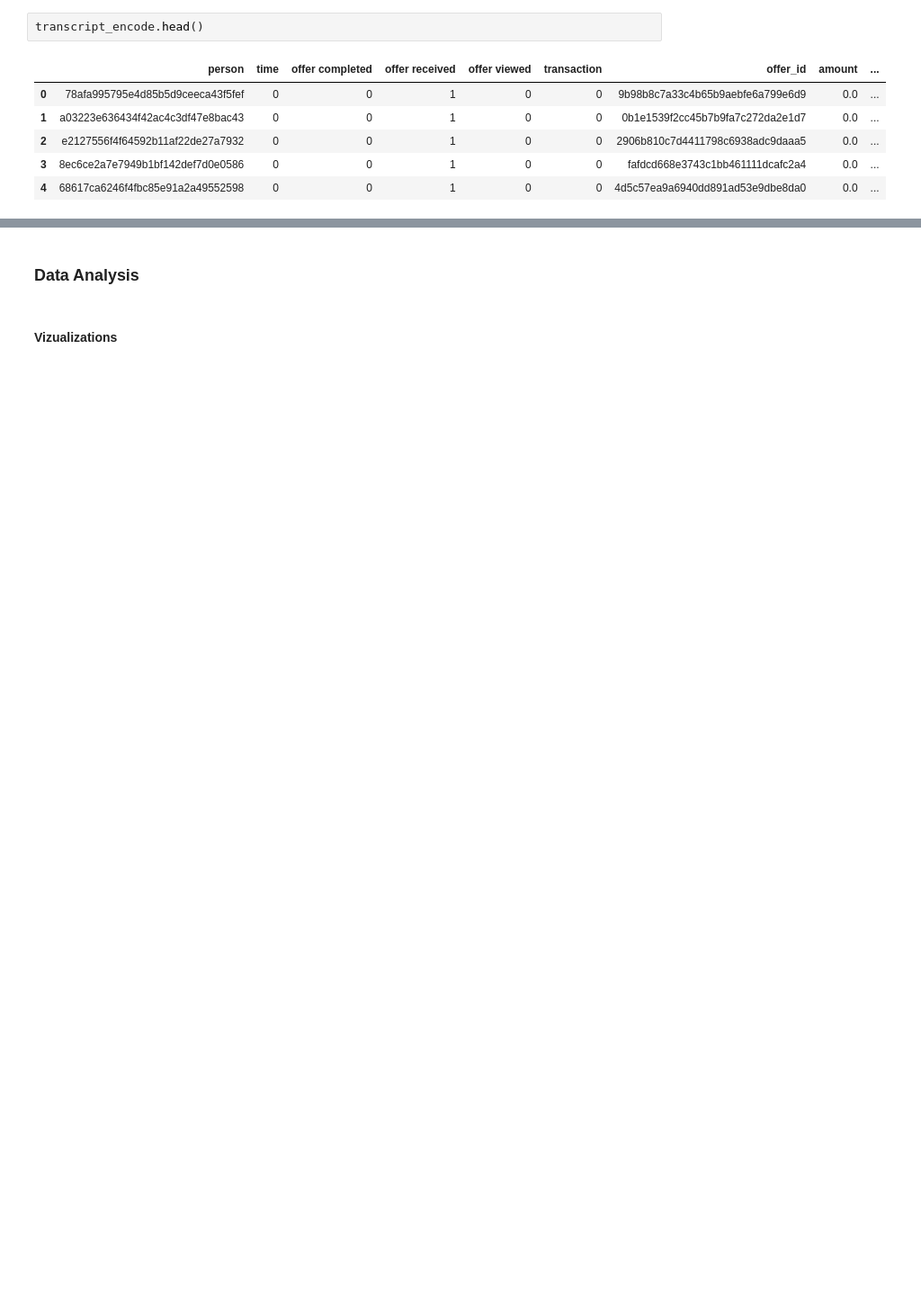
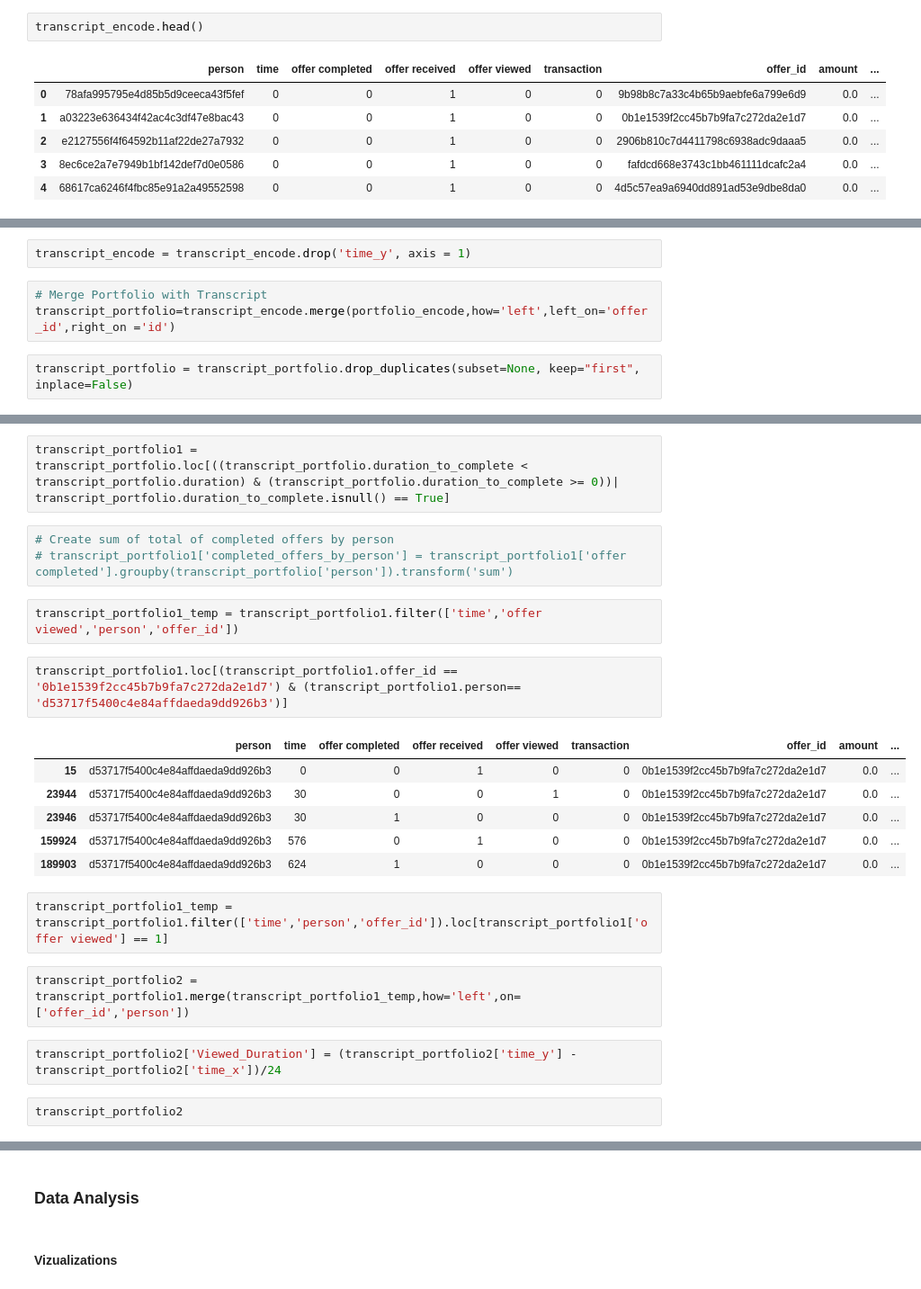
Before and after one commit to jlee0204/udacity-starbucks-captsone, a Jupyter notebook: Starbucks_Capstone_notebook.ipynb, the cells around one changed output, grey strips where cells are left out. Shown at 90% size. Saved outputs shown, nothing was run; the diff lists cells and outputs as text; blank space fills up the shorter version.

Commit message:
cleaned up transcript data to ready for modelling

```diff
--- a/Starbucks_Capstone_notebook.ipynb
+++ b/Starbucks_Capstone_notebook.ipynb
@@ -360,0 +366,7 @@ len(transcript_encode)
+# %%
+transcript_encode = transcript_encode.drop('time_y', axis = 1)
+# %%
+# Merge Portfolio with Transcript
+transcript_portfolio=transcript_encode.merge(portfolio_encode,how='left',left_on='offer_id',right_on ='id')
+# %%
+transcript_portfolio = transcript_portfolio.drop_duplicates(subset=None, keep="first", inplace=False)
@@ -360,0 +382,24 @@ len(transcript_encode)
+# %%
+transcript_portfolio1 = transcript_portfolio.loc[((transcript_portfolio.duration_to_complete < transcript_portfolio.duration) & (transcript_portfolio.duration_to_complete >= 0))| transcript_portfolio.duration_to_complete.isnull() == True]
+# %%
+# Create sum of total of completed offers by person
+# transcript_portfolio1['completed_offers_by_person'] = transcript_portfolio1['offer completed'].groupby(transcript_portfolio['person']).transform('sum')
+# %%
+transcript_portfolio1_temp = transcript_portfolio1.filter(['time','offer viewed','person','offer_id'])
+# %%
+transcript_portfolio1.loc[(transcript_portfolio1.offer_id == '0b1e1539f2cc45b7b9fa7c272da2e1d7') & (transcript_portfolio1.person== 'd53717f5400c4e84affdaeda9dd926b3')]
+# %% [output]
+|  | person | time | offer completed | offer received | offer viewed | transaction | offer_id | amount | ... |
+| 15 | d53717f5400c4e84affdaeda9dd926b3 | 0 | 0 | 1 | 0 | 0 | 0b1e1539f2cc45b7b9fa7c272da2e1d7 | 0.0 | ... |
+| 23944 | d53717f5400c4e84affdaeda9dd926b3 | 30 | 0 | 0 | 1 | 0 | 0b1e1539f2cc45b7b9fa7c272da2e1d7 | 0.0 | ... |
+| 23946 | d53717f5400c4e84affdaeda9dd926b3 | 30 | 1 | 0 | 0 | 0 | 0b1e1539f2cc45b7b9fa7c272da2e1d7 | 0.0 | ... |
+| 159924 | d53717f5400c4e84affdaeda9dd926b3 | 576 | 0 | 1 | 0 | 0 | 0b1e1539f2cc45b7b9fa7c272da2e1d7 | 0.0 | ... |
+| 189903 | d53717f5400c4e84affdaeda9dd926b3 | 624 | 1 | 0 | 0 | 0 | 0b1e1539f2cc45b7b9fa7c272da2e1d7 | 0.0 | ... |
+# %%
+transcript_portfolio1_temp = transcript_portfolio1.filter(['time','person','offer_id']).loc[transcript_portfolio1['offer viewed'] == 1]
+# %%
+transcript_portfolio2 = transcript_portfolio1.merge(transcript_portfolio1_temp,how='left',on=['offer_id','person'])
+# %%
+transcript_portfolio2['Viewed_Duration'] = (transcript_portfolio2['time_y'] - transcript_portfolio2['time_x'])/24
+# %%
+transcript_portfolio2
```
Also changed, not shown: parts of 38 cells of this notebook, 1 other file.
